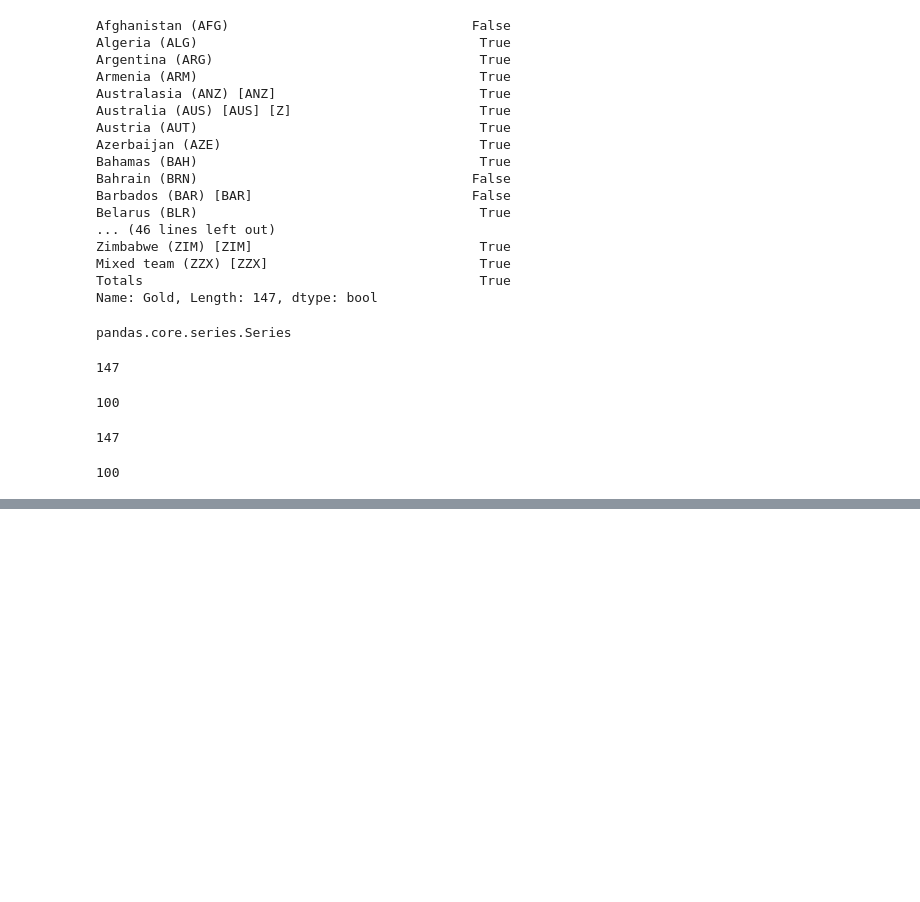
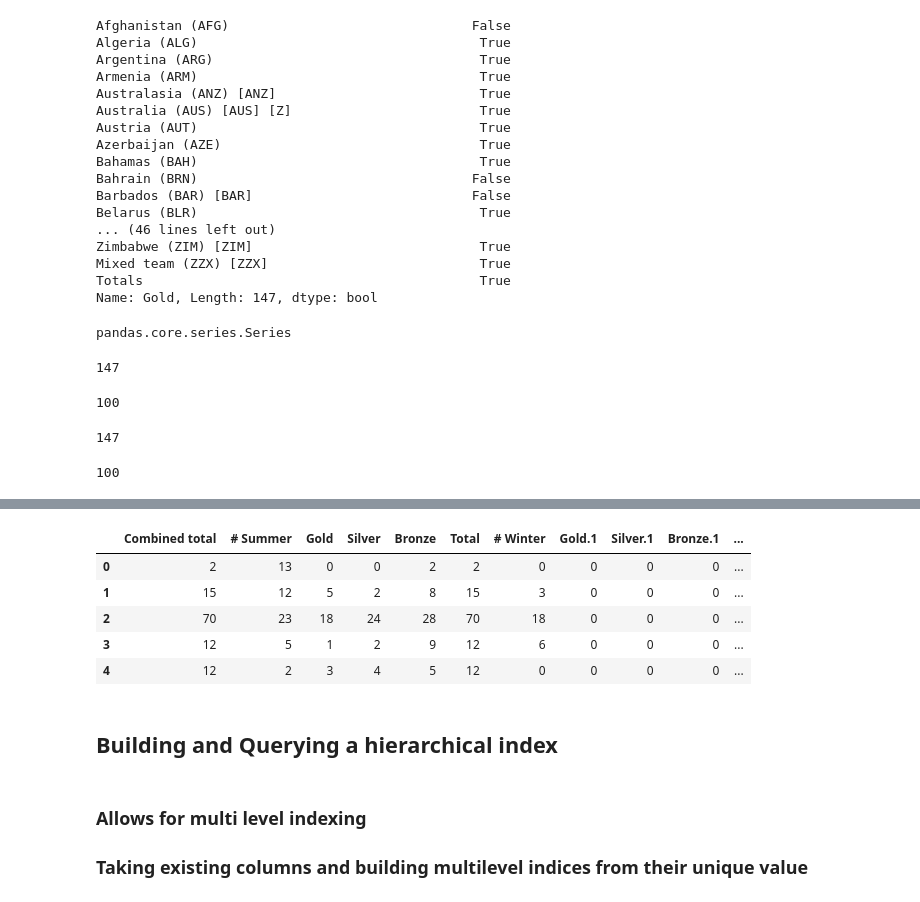
Before and after one commit to Sumad/DS, a Jupyter notebook: Python/UM Spcialization/DS_with_Python/Week 2/Week 2 Pandas.ipynb, the cells around one changed output, grey strips where cells are left out. Saved outputs shown, nothing was run; the diff lists cells and outputs as text; code cells hidden in the pictures; blank space fills up the shorter version.

```diff
--- a/Python/UM Spcialization/DS_with_Python/Week 2/Week 2 Pandas.ipynb
+++ b/Python/UM Spcialization/DS_with_Python/Week 2/Week 2 Pandas.ipynb
@@ -522,0 +592,16 @@ len(df3)
+# %%
+# reset index clears the index and sets a default integer index
+df.reset_index(inplace= True)
+df.head()
+# %% [output]
+|  | Combined total | # Summer | Gold | Silver | Bronze | Total | # Winter | Gold.1 | Silver.1 | Bronze.1 | ... |
+| 0 | 2 | 13 | 0 | 0 | 2 | 2 | 0 | 0 | 0 | 0 | ... |
+| 1 | 15 | 12 | 5 | 2 | 8 | 15 | 3 | 0 | 0 | 0 | ... |
+| 2 | 70 | 23 | 18 | 24 | 28 | 70 | 18 | 0 | 0 | 0 | ... |
+| 3 | 12 | 5 | 1 | 2 | 9 | 12 | 6 | 0 | 0 | 0 | ... |
+| 4 | 12 | 2 | 3 | 4 | 5 | 12 | 0 | 0 | 0 | 0 | ... |
+# %% [markdown]
+## Building and Querying a hierarchical index
+# %% [markdown]
+### Allows for multi level indexing
+### Taking existing columns and building multilevel indices from their unique value
```
Also changed, not shown: parts of 31 cells of this notebook, 1 other file.
